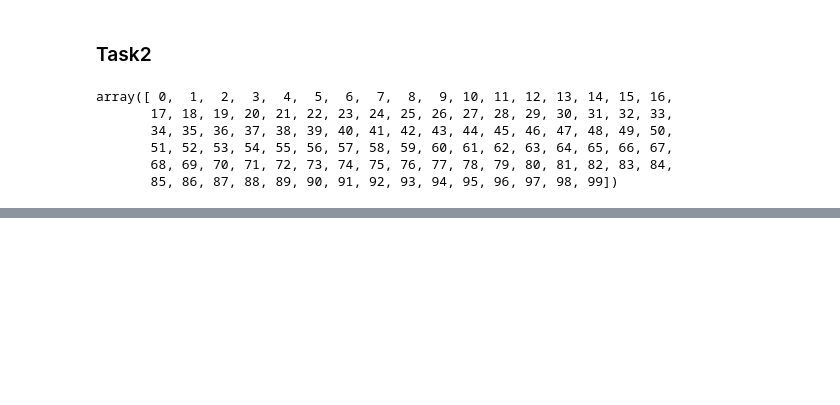
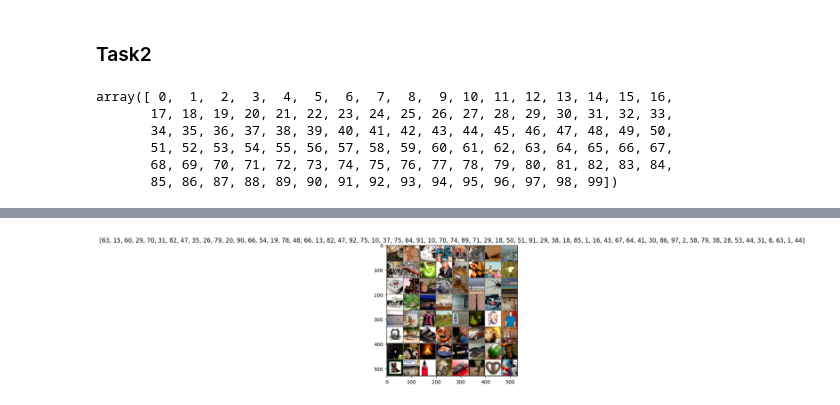
Before and after one commit to luca-marian/hw2-atai, a Jupyter notebook: model.ipynb, the cells around one changed output, grey strips where cells are left out. Cells and saved outputs as stored; diff of their text form; code cells hidden in the pictures; blank space fills up the shorter version.

```diff
--- a/model.ipynb
+++ b/model.ipynb
@@ -420,0 +545,2 @@ create_submission(model_task2,transform,"task2",VAL_TASK2)
+# %%
+df_pseudo = generate_pseudo_labels(teacher_model, unlabeled_loader)
@@ -420,0 +549,2 @@ create_submission(model_task2,transform,"task2",VAL_TASK2)
+# %%
+combined_dataset = create_combined_dataframe(TRAIN_TASK1, df_pseudo)
@@ -420,0 +553,4 @@ create_submission(model_task2,transform,"task2",VAL_TASK2)
+# %%
+combined_set = CombinedDataset(
+    combined_dataset["sample"].copy(), combined_dataset["label"].copy(), transform
+)
@@ -420,0 +575,6 @@ create_submission(model_task2,transform,"task2",VAL_TASK2)
+# %%
+train_combined, test_combined = get_split_dataset(combined_set)
+# %%
+test_loader(train_combined)
+# %% [output]
+[figure, added]
```
Also changed, not shown: parts of 28 cells of this notebook, 9 other files.
